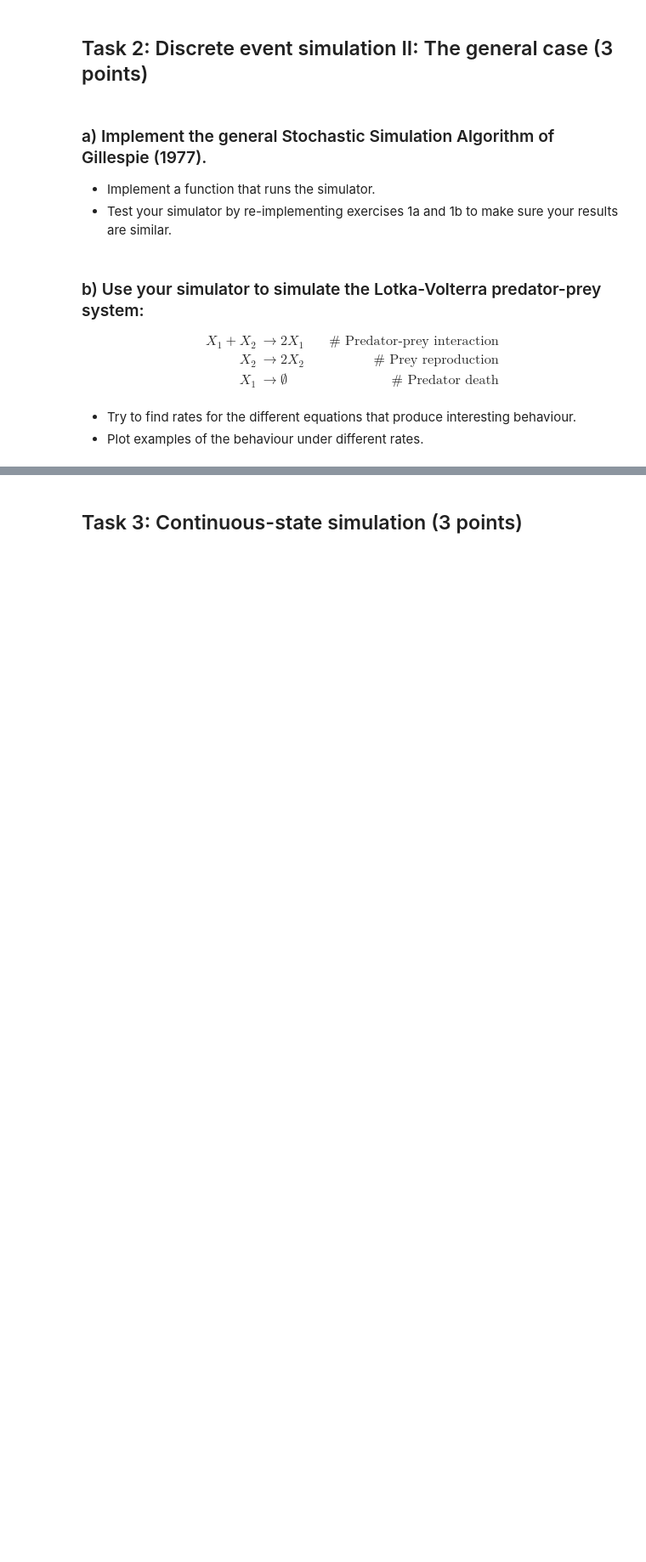
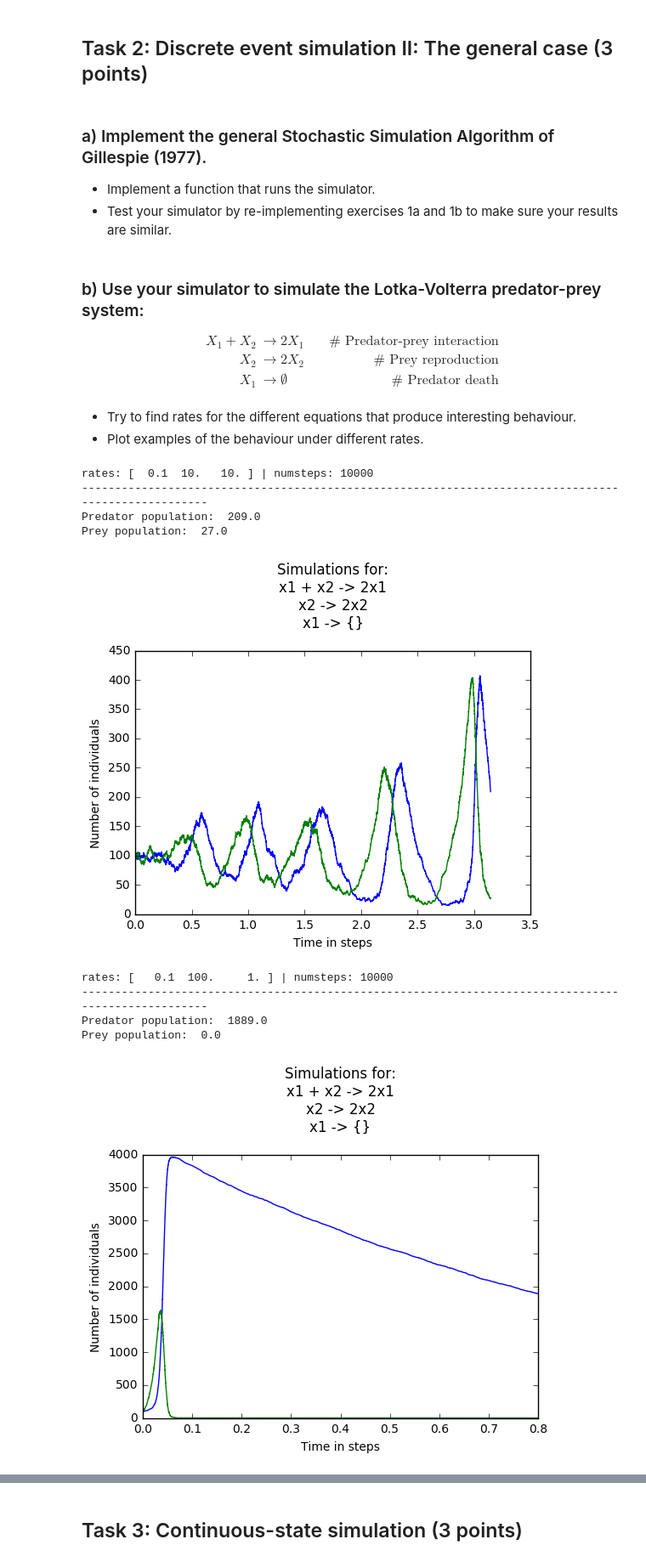
Before and after one commit to belochka/Bioinf, a Jupyter notebook: DynamicNetworkSimulation.ipynb, the cells around one changed output, grey strips where cells are left out. Shown at 85% size. Saved outputs shown, nothing was run; the diff lists cells and outputs as text; code cells hidden in the pictures; blank space fills up the shorter version.

Commit message:
my latest version
added plot function to task 2

```diff
--- a/DynamicNetworkSimulation.ipynb
+++ b/DynamicNetworkSimulation.ipynb
@@ -397,42 +389,88 @@ X_1 &\rightarrow \emptyset &\text{# Predator death} \\
 # %%
 N = 2
 M = 3
+
 initstate = np.zeros(N)
 initstate[0] = 100 # predator
 initstate[1] = 100 # prey
+
 inputs = np.zeros((M, N))
 # x1 + x2 ->
 inputs[0][0] = 1
 inputs[0][1] = 1
 # x2 ->
 inputs[1][0] = 0
 inputs[1][1] = 1
 # x1 ->
 inputs[2][0] = 1
 inputs[2][1] = 0
+
 outputs = np.zeros((M, N))
 # -> 2*x1
 outputs[0][0] = 2
 outputs[0][1] = 0
 # -> 2*x2
 outputs[1][0] = 0
 outputs[1][1] = 2
 # -> nothing
 outputs[2][0] = 0
 outputs[2][1] = 0
+
 numsteps = 10000
+
+def run_scenario_2(initstate, inputs, outputs, rates, numsteps, showPlot):
+    #print('initial state:', initstate, '| inputs:', inputs, '| outputs:', outputs, '| rates:', rates, '| numsteps:', numsteps)
+    print('rates:', rates, '| numsteps:', numsteps)
+    print('----------------------------------------------------------------------------------------------------')
+
+    Thist, Nhist = stochastic_simulation_algorithm(initstate, inputs, outputs, rates, numsteps)
+    if showPlot: plt.plot(Thist, Nhist)
+
+    print('Predator population: ', Nhist[-1][0])
+    print('Prey population: ', Nhist[-1][1])
+
+    if showPlot:
+        # Plot the data
+        plt.title('Simulations for:\nx1 + x2 -> 2x1\nx2 -> 2x2\nx1 -> {}\n')
+        plt.xlabel('Time in steps')
+        plt.ylabel('Number of individuals')
+        plt.show()
+
+
+rates = np.array([0.1, 10, 10])
+# Format: (initstate, inputs, outputs, rates, numsteps, showPlot)
+run_scenario_2(initstate, inputs, outputs, rates, numsteps, True)
+# Result: TODO:
+# beautiful; mostly stable; usually predators would extinct, prey would live, in 20 000 steps; but in 10 000 both would survive
+
+rates = np.array([0.1, 100, 1])
+# Format: (initstate, inputs, outputs, rates, numsteps, showPlot)
+run_scenario_2(initstate, inputs, outputs, rates, numsteps, True)
+# Result: TODO:
+# prey die => predators start to die
+
+rates = np.array([0.1, 5, 10])
+# Format: (initstate, inputs, outputs, rates, numsteps, showPlot)
+run_scenario_2(initstate, inputs, outputs, rates, numsteps, True)
+# Result: TODO:
+# beautiful; usually predators would extinct, prey would live, in 20 000 steps; but in 10 000 both would survive
+
+
+# TODO: Plot some more... "Good/interesting behaviour"
 
 #rates = np.array([1, 1, 1]) # predators' steep growth and prey and, therefore, predator populations extinction
 # rates = np.array([0.01, 10, 10]) # wouldn't extinct, with 40 000 steps looks like three next, but slower
-rates = np.array([0.1, 10, 10]) # beautiful; mostly stable; usually predators would extinct, prey would live, in 20 000 steps; but in 10 000 both would survive
 # rates = np.array([0.1, 10, 5]) # beautiful; both populations extinct
-#rates = np.array([0.1, 5, 10]) # beautiful; usually predators would extinct, prey would live, in 20 000 steps; but in 10 000 both would survive
-#rates = np.array([0.1, 100, 1]) # prey die => predators start to die
 #rates = np.array([0.1, 190, 1]) # equality for this number of steps, but prey populations start to die while predator's — to grow, what will end up as previous run
 #rates = np.array([2, 3000, 1])
-Thist, Nhist = stochastic_simulation_algorithm(initstate, inputs, outputs, rates, numsteps)
-
-print('Predator population: ', Nhist[-1][0])
-print('Prey population: ', Nhist[-1][1])
-plt.plot(Thist, Nhist)
-plt.show()
+# %% [output]
+rates: [  0.1  10.   10. ] | numsteps: 10000
+----------------------------------------------------------------------------------------------------
+Predator population:  209.0
+Prey population:  27.0
+[figure, added]
+rates: [   0.1  100.     1. ] | numsteps: 10000
+----------------------------------------------------------------------------------------------------
+Predator population:  1889.0
+Prey population:  0.0
+[figure, added]
```
Also changed, not shown: parts of 3 cells of this notebook.
